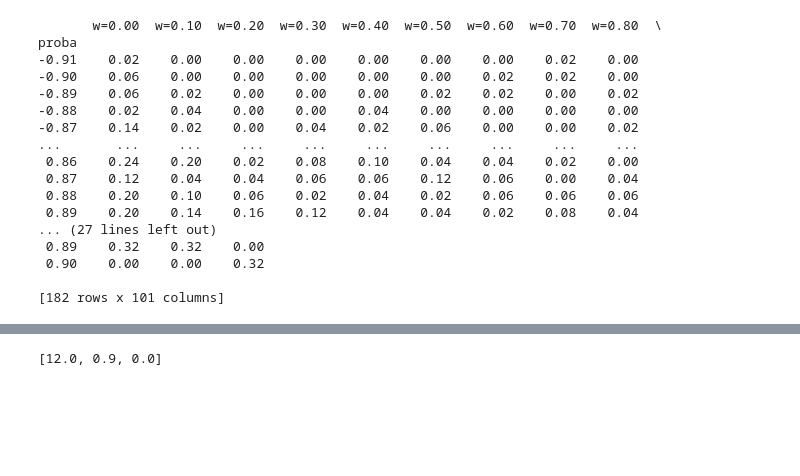
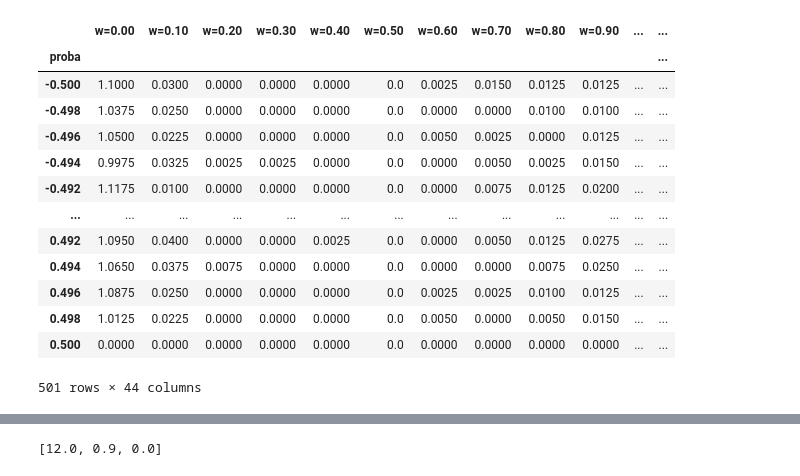
Before and after one commit to makskliczkowski/Transverse_Ising_ETH, a Jupyter notebook: IsignTransverse_ETH/Python/_plot_notebook.ipynb, the cells around one changed output, grey strips where cells are left out. Cells and saved outputs as stored; diff of their text form; code cells hidden in the pictures; blank space fills up the shorter version.

Commit message:
long time no see, commit to be, we'll see you thee, the time for me may last at tea, while none come free, yet all may see the true of me

```diff
--- a/IsignTransverse_ETH/Python/_plot_notebook.ipynb
+++ b/IsignTransverse_ETH/Python/_plot_notebook.ipynb
@@ -26,7 +26,11 @@ def listToString(s):
 def filesToDataFrame(directory, file_begin, L_chain, distinguisher : str):
     df = pd.DataFrame()
     for filename in os.listdir(directory):
-        splitter = filename[:-4].split(",")
+        if filename[-4:] != ".dat":
+            continue
+        splitter = filename[:-4].split("_")
+        params = splitter[-1].split(",")
+
         L = 0
         g = 0
         h = 0
@@ -34,58 +38,59 @@ def filesToDataFrame(directory, file_begin, L_chain, distinguisher : str):
         label = ""
         skip = False
 
-        for item in splitter:                           # take the parameters divided by commas, last split is because we have .dat
+        for item in params:                           # take the parameters divided by commas, last split is because we have .dat
             split_item = item.split("=")                  # take values for the parameters
             #print(split_item)
-            if split_item[0] == "_L":
+            if split_item[0] == "L":
                 L = int(split_item[1])
                 if L != L_chain:
                     skip = True
                     break
             elif split_item[0] == "h":
                 h = float(split_item[1])
                 if distinguisher == split_item[0]:
                     label = item
             elif split_item[0] == "g":
                 g = float(split_item[1])
                 if distinguisher == split_item[0]:
                     label = item
             elif split_item[0] == "w":
                 w = float(split_item[1])
                 if distinguisher == split_item[0]:
                     label = item
+        #print(splitter[0])
         if splitter[0] == file_begin and not skip:
-            tmp = pd.read_csv(directory + filename, sep = "\t", names = ["proba",label])
+            tmp = pd.read_csv(directory + filename, sep = "\t\t", names = ["proba",label])
+            #print(directory + filename)
+            #print(tmp)
             #tmp.dropna()
-            #tmp = tmp.astype(float)
+            tmp = tmp.astype(float)
             #print(tmp)
             df['proba']= tmp["proba"]
             df[label] = tmp[label]
     df.index = df['proba']
     df.drop(columns = ['proba'], inplace = True)
-    return df
+    return df.astype(float)
 
-df = filesToDataFrame(directory + "sigma_proba/", "ProbDistSigmaX", 7, "w")
+df = filesToDataFrame(directory + "./", "ProbDistSigmaX", 12, "w")
 #print(df)
-print(df.where(df["w=0.00"] > 0).dropna())
+#print(df.where(df["w=0.00"] > 0).dropna())
+df
 # %% [output]
+|  | w=0.00 | w=0.10 | w=0.20 | w=0.30 | w=0.40 | w=0.50 | w=0.60 | w=0.70 | w=0.80 | w=0.90 | ... | ... |
+| proba |  |  |  |  |  |  |  |  |  |  |  | ... |
+| -0.500 | 1.1000 | 0.0300 | 0.0000 | 0.0000 | 0.0000 | 0.0 | 0.0025 | 0.0150 | 0.0125 | 0.0125 | ... | ... |
+| -0.498 | 1.0375 | 0.0250 | 0.0000 | 0.0000 | 0.0000 | 0.0 | 0.0000 | 0.0000 | 0.0100 | 0.0100 | ... | ... |
+| -0.496 | 1.0500 | 0.0225 | 0.0000 | 0.0000 | 0.0000 | 0.0 | 0.0050 | 0.0025 | 0.0000 | 0.0125 | ... | ... |
+| -0.494 | 0.9975 | 0.0325 | 0.0025 | 0.0025 | 0.0000 | 0.0 | 0.0000 | 0.0050 | 0.0025 | 0.0150 | ... | ... |
+| -0.492 | 1.1175 | 0.0100 | 0.0000 | 0.0000 | 0.0000 | 0.0 | 0.0000 | 0.0075 | 0.0125 | 0.0200 | ... | ... |
+| ... | ... | ... | ... | ... | ... | ... | ... | ... | ... | ... | ... | ... |
+| 0.492 | 1.0950 | 0.0400 | 0.0000 | 0.0000 | 0.0025 | 0.0 | 0.0000 | 0.0050 | 0.0125 | 0.0275 | ... | ... |
+| 0.494 | 1.0650 | 0.0375 | 0.0075 | 0.0000 | 0.0000 | 0.0 | 0.0000 | 0.0000 | 0.0075 | 0.0250 | ... | ... |
+| 0.496 | 1.0875 | 0.0250 | 0.0000 | 0.0000 | 0.0000 | 0.0 | 0.0025 | 0.0025 | 0.0100 | 0.0125 | ... | ... |
+| 0.498 | 1.0125 | 0.0225 | 0.0000 | 0.0000 | 0.0000 | 0.0 | 0.0050 | 0.0000 | 0.0050 | 0.0150 | ... | ... |
+| 0.500 | 0.0000 | 0.0000 | 0.0000 | 0.0000 | 0.0000 | 0.0 | 0.0000 | 0.0000 | 0.0000 | 0.0000 | ... | ... |
-       w=0.00  w=0.10  w=0.20  w=0.30  w=0.40  w=0.50  w=0.60  w=0.70  w=0.80  \
-proba
--0.91    0.02    0.00    0.00    0.00    0.00    0.00    0.00    0.02    0.00
--0.90    0.06    0.00    0.00    0.00    0.00    0.00    0.02    0.02    0.00
--0.89    0.06    0.02    0.00    0.00    0.00    0.02    0.02    0.00    0.02
--0.88    0.02    0.04    0.00    0.00    0.04    0.00    0.00    0.00    0.00
--0.87    0.14    0.02    0.00    0.04    0.02    0.06    0.00    0.00    0.02
-...       ...     ...     ...     ...     ...     ...     ...     ...     ...
- 0.86    0.24    0.20    0.02    0.08    0.10    0.04    0.04    0.02    0.00
- 0.87    0.12    0.04    0.04    0.06    0.06    0.12    0.06    0.00    0.04
- 0.88    0.20    0.10    0.06    0.02    0.04    0.02    0.06    0.06    0.06
- 0.89    0.20    0.14    0.16    0.12    0.04    0.04    0.02    0.08    0.04
-... (27 lines left out)
- 0.89    0.32    0.32    0.00
- 0.90    0.00    0.00    0.32
-
-[182 rows x 101 columns]
+501 rows × 44 columns
 # %%
 def plotKurtosisFromDF(directory,name_of_file_start, x_distinguisher, Ls):
 
```
Also changed, not shown: parts of 4 cells of this notebook, 9 other files.
